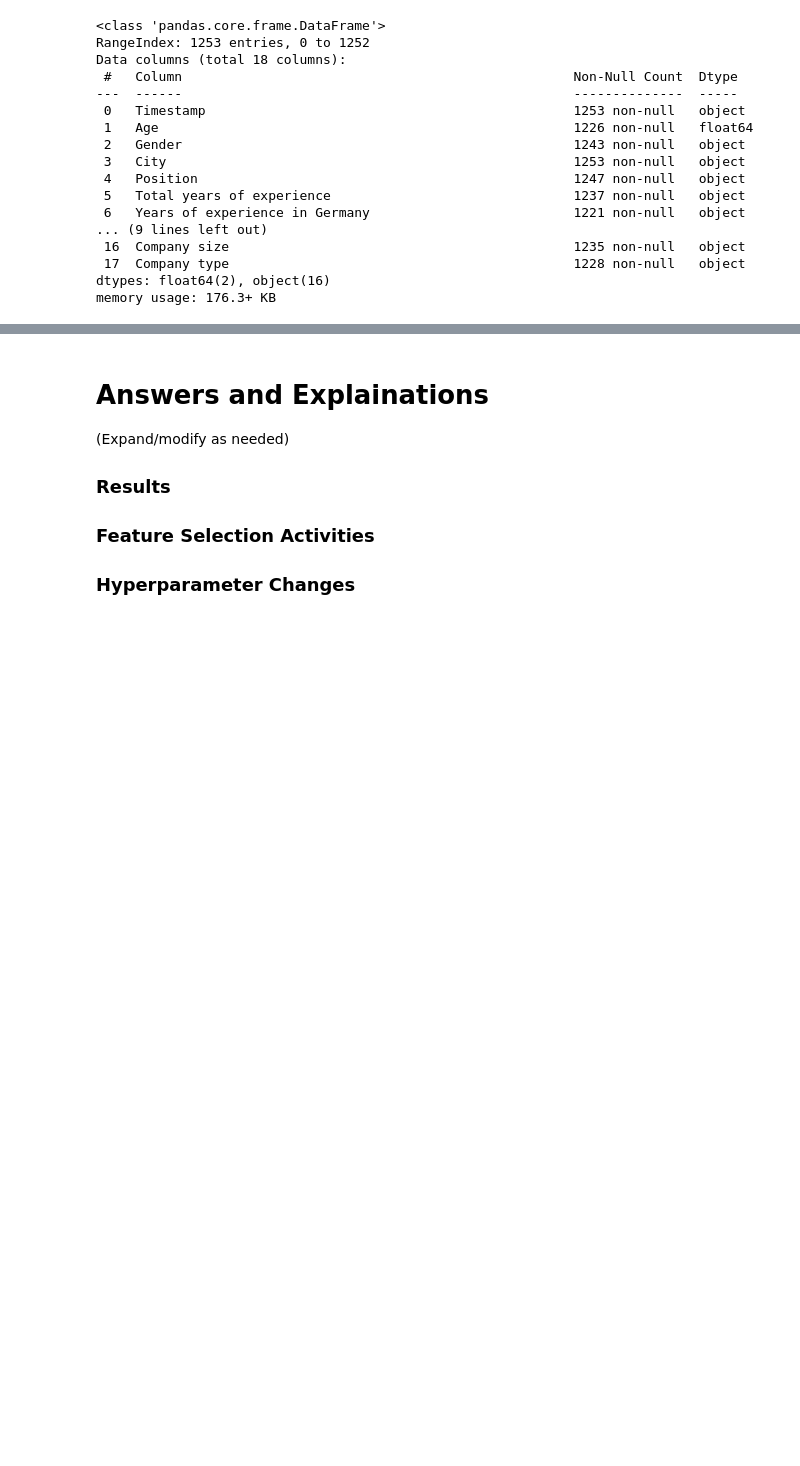
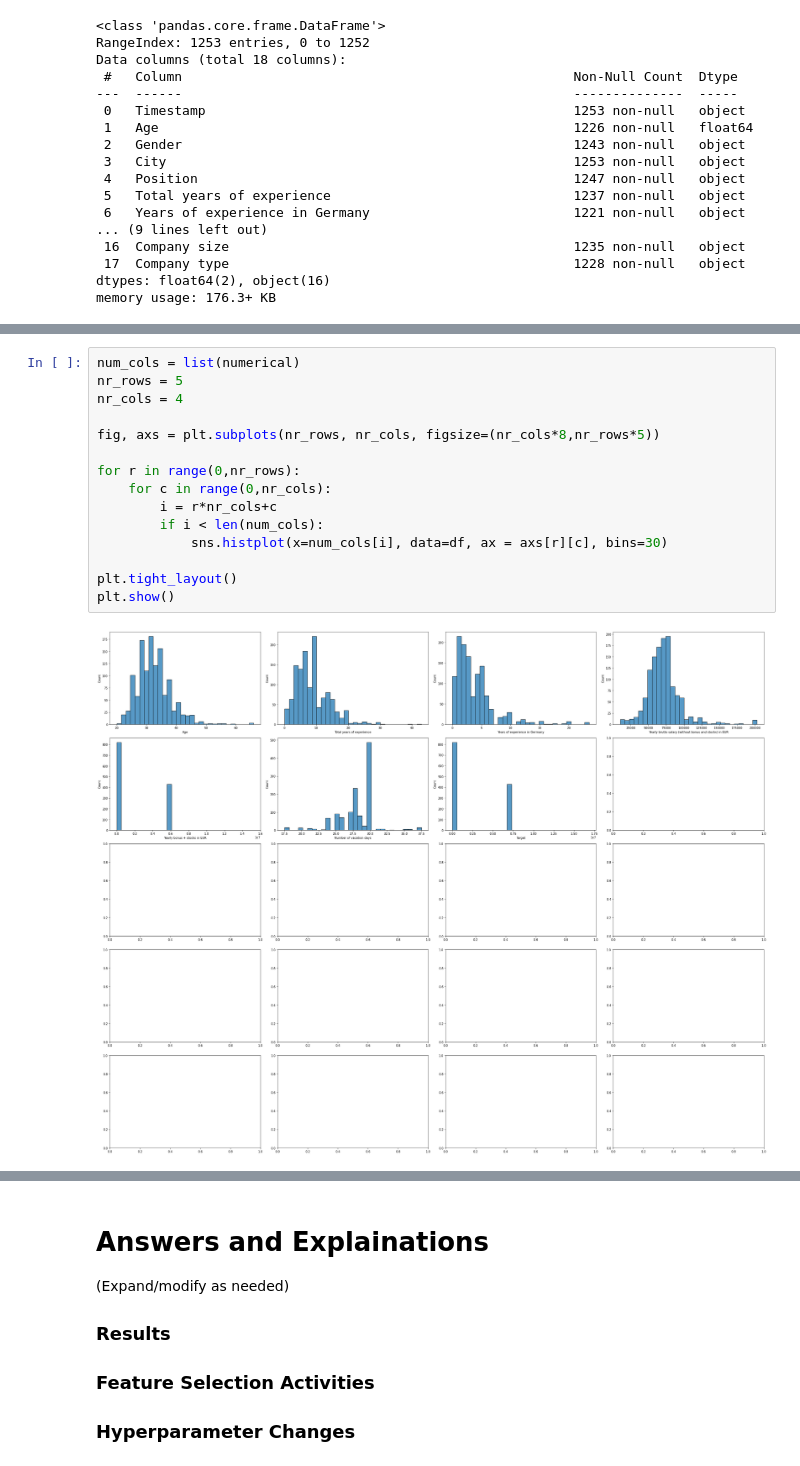
Before and after one commit to zareeiant/ItML_Asn_2_Students, a Jupyter notebook: assignment_2_start.ipynb, the cells around one changed output, grey strips where cells are left out. Saved outputs shown, nothing was run; the diff lists cells and outputs as text; blank space fills up the shorter version.

```diff
--- a/assignment_2_start.ipynb
+++ b/assignment_2_start.ipynb
@@ -156,0 +307,17 @@ ValueError: could not convert string to float: '1 (as QA Engineer) / 11 in total
+# %%
+num_cols = list(numerical)
+nr_rows = 5
+nr_cols = 4
+
+fig, axs = plt.subplots(nr_rows, nr_cols, figsize=(nr_cols*8,nr_rows*5))
+
+for r in range(0,nr_rows):
+    for c in range(0,nr_cols):
+        i = r*nr_cols+c
+        if i < len(num_cols):
+            sns.histplot(x=num_cols[i], data=df, ax = axs[r][c], bins=30)
+
+plt.tight_layout()
+plt.show()
+# %% [output]
+[figure, added]
```
Also changed, not shown: parts of 39 cells of this notebook, 1 other file.
